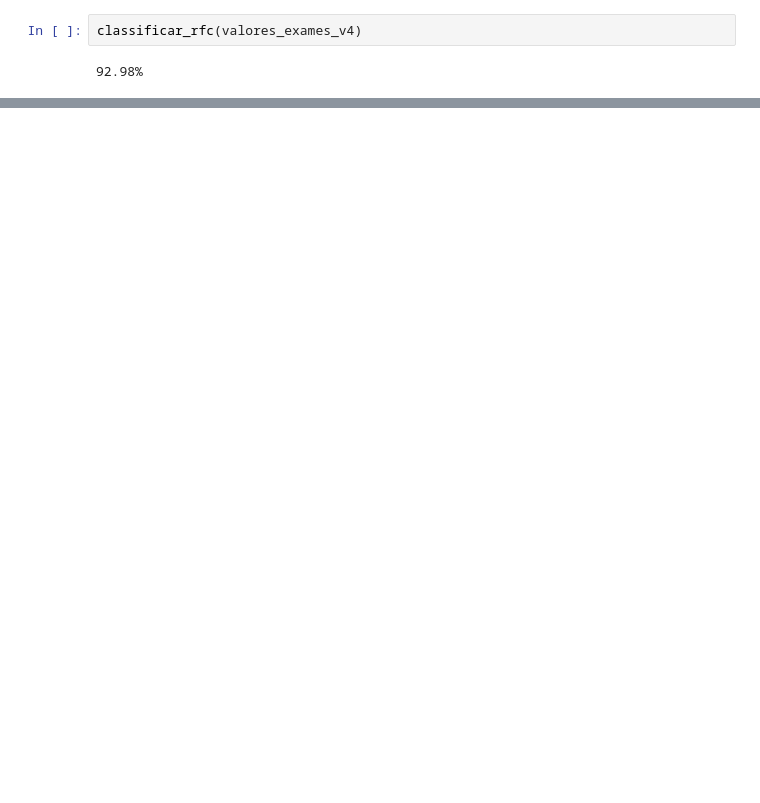
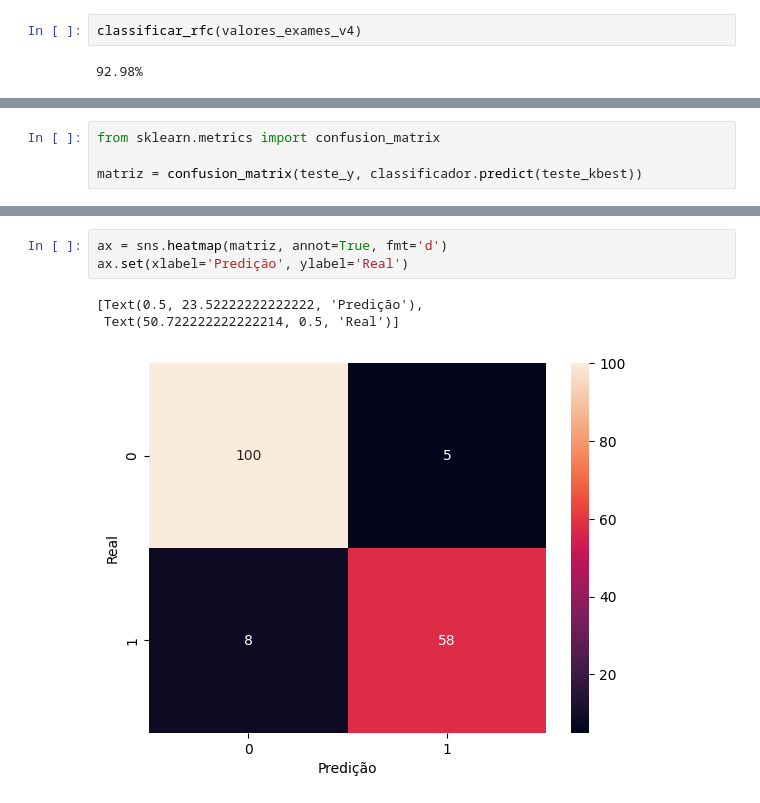
Before and after one commit to pedroamelo/Alura-Machine-Learning-3, a Jupyter notebook: Machine Learning - Lidando com dados de muitas dimensões.ipynb, the cells around one changed output, grey strips where cells are left out. Cells and saved outputs as stored; diff of their text form; blank space fills up the shorter version.

```diff
--- a/Machine Learning - Lidando com dados de muitas dimensões.ipynb
+++ b/Machine Learning - Lidando com dados de muitas dimensões.ipynb
@@ -282,0 +310,4 @@ classificar_rfc(valores_exames_v4)
+# %%
+from sklearn.metrics import confusion_matrix
+
+matriz = confusion_matrix(teste_y, classificador.predict(teste_kbest))
@@ -282,0 +319,7 @@ classificar_rfc(valores_exames_v4)
+# %%
+ax = sns.heatmap(matriz, annot=True, fmt='d')
+ax.set(xlabel='Predição', ylabel='Real')
+# %% [output]
+[Text(0.5, 23.52222222222222, 'Predição'),
+ Text(50.722222222222214, 0.5, 'Real')]
+[figure, added]
```
Also changed, not shown: parts of 16 cells of this notebook.
